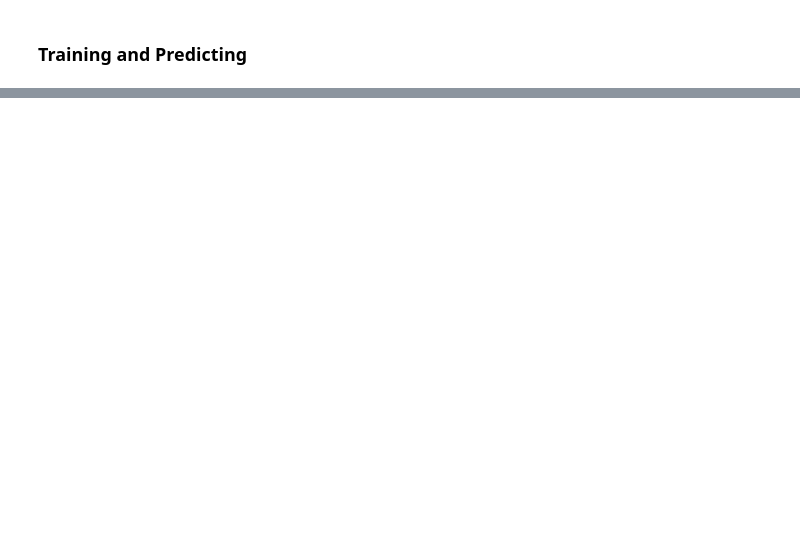
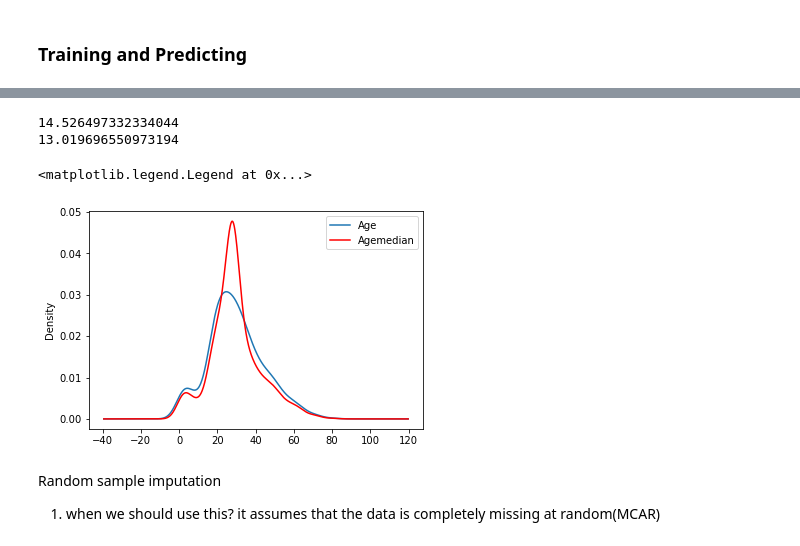
Before and after one commit to chinna-pro/Deep-Learning-NLP-Project, a Jupyter notebook: Project 1.ipynb, the cells around one changed output, grey strips where cells are left out. Cells and saved outputs as stored; diff of their text form; code cells hidden in the pictures; blank space fills up the shorter version.

```diff
--- a/Project 1.ipynb
+++ b/Project 1.ipynb
@@ -396,0 +237,3 @@ accuracy
+# %%
+df=pd.read_csv('titanic.csv',usecols=['Age','Fare','Survived'])
+df.head()
@@ -396,0 +274,6 @@ accuracy
+# %%
+print(df['Age'].std())
+print(df['Agemedian'].std())
+# %% [output]
+14.526497332334044
+13.019696550973194
@@ -396,0 +284,13 @@ accuracy
+# %%
+fig=plt.figure()
+ax = fig.add_subplot(111)
+df.Age.plot(kind='kde', ax=ax)
+df.Agemedian.plot(kind='kde', ax=ax, color='red')
+lines, labels = ax.get_legend_handles_labels()
+ax.legend(lines, labels, loc='best')
+# %% [output]
+<matplotlib.legend.Legend at 0x...>
+[figure, added]
+# %% [markdown]
+Random sample imputation
+1. when we should use this? it assumes that the data is completely missing at random(MCAR)
```
Also changed, not shown: parts of 120 cells of this notebook.
